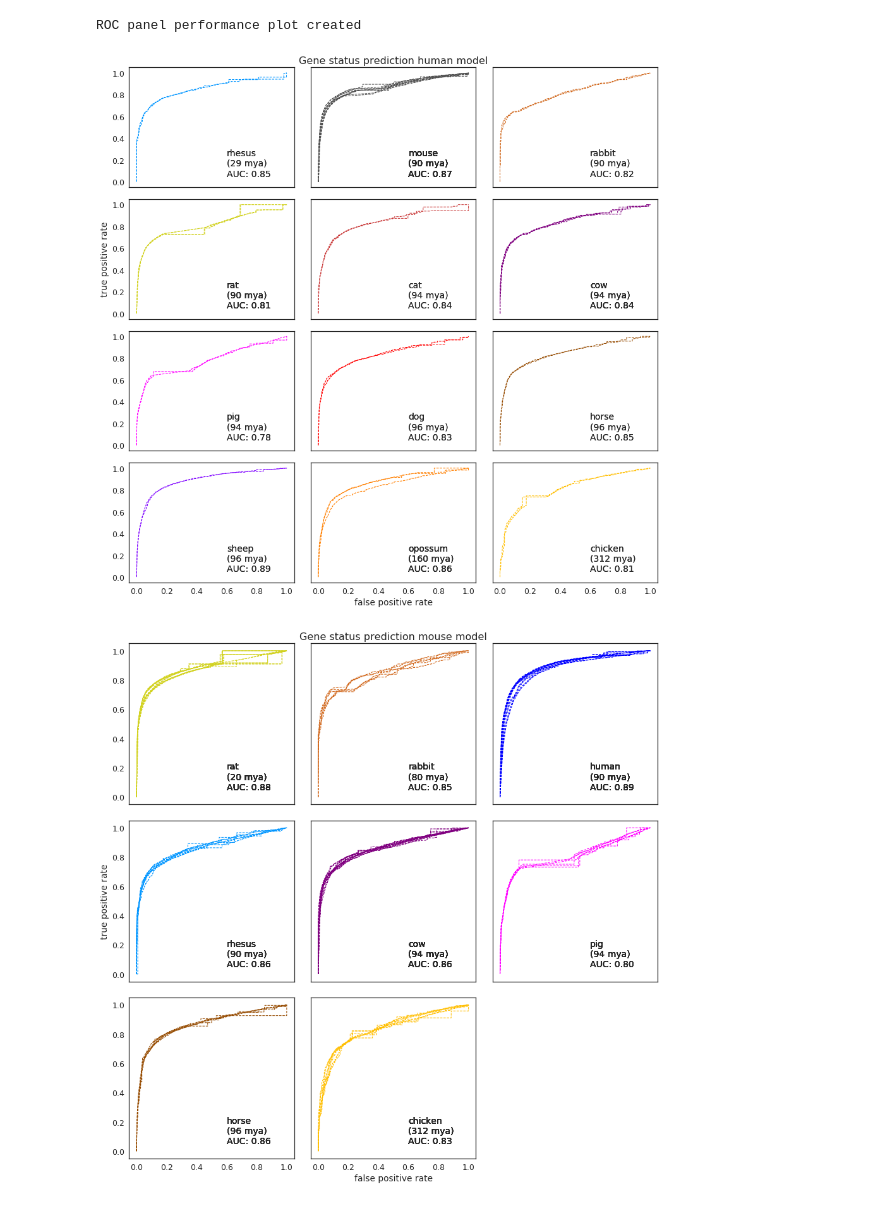
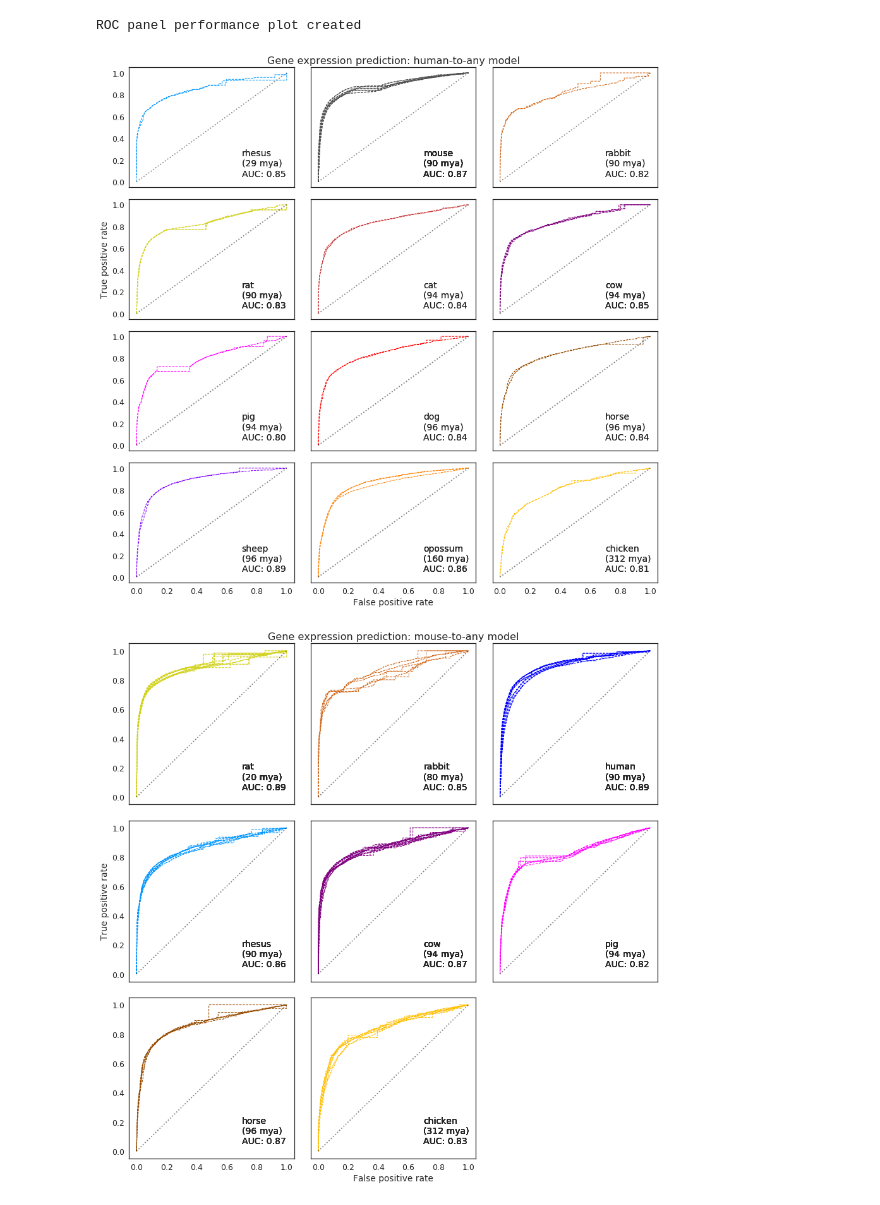
Before and after one commit to ptrebert/project-cross-species, a Jupyter notebook: notebooks/plotting/plot_model_perf_comp_roc.ipynb, the cells around one changed output. Cells and saved outputs as stored; diff of their text form; code cells hidden in the pictures.

Commit message:
ENH: updated all notebooks generating model performance plots

```diff
--- a/notebooks/plotting/plot_model_perf_comp_roc.ipynb
+++ b/notebooks/plotting/plot_model_perf_comp_roc.ipynb
@@ -28,6 +28,8 @@ from scipy.stats import mannwhitneyu as mwu
 
 from sklearn.metrics import precision_recall_fscore_support as pfm
 
+date = '20180316'
+
 sns.set(style='white',
         font_scale=1.25,
         rc={'font.family': ['sans-serif'],
@@ -39,7 +41,7 @@ stat_file = os.path.join(stat_folder, 'agg_expstat_est.h5')
 ortho_folder = os.path.join(fhgfs_base, 'projects/cross_species/processing/norm/task_ortho_pred')
 ortho_pred = os.path.join(ortho_folder, 'orthopred_odb_v9.h5')
 
-cache_dir = '/home/pebert/.jupyter/cache'
+cache_dir = os.path.join(fhgfs_base, 'projects/cross_species/processing/norm/caching/notebooks')
 
 conf_folder = '/home/pebert/work/code/mpggit/crossspecies/graphics'
 ref_folder = '/home/pebert/work/code/mpggit/refdata/annotation'
@@ -58,7 +60,7 @@ out_folder = '/TL/deep-external01/nobackup/pebert/cloudshare/mpiinf/phd/chapter_
 save_figures = True
 
 def exec_status():
-    cache_data = os.path.join(cache_dir, 'plot_perf_comp_roc.h5')
+    cache_data = os.path.join(cache_dir, '{}_plot_perfcomp_roc.h5'.format(date))
     fullmodel = 'can'
     comparison = 'pos'
     spec_pairs = set()
@@ -94,15 +96,17 @@ def exec_status():
                             key=lambda t: (t[1], t[0][1]))
 
         fig, exart = plot_species_comp(perf_scores, spec_order,
-                                       species_info, 'Gene status prediction {} model'.format(ref_spec))
+                                       species_info, 'Gene expression prediction: {}-to-any model'.format(ref_spec))
         if save_figures:
             if ref_spec == 'human':
-                outpath = os.path.join(out_folder, 'main', 'fig_2C_main_human_testperf_all.svg')
+                outpath = os.path.join(out_folder, 'main', '{}_fig_2C_main_human_testperf_all.svg'.format(date))
             else:
-                outpath = os.path.join(out_folder, 'supp', 'fig_X_supp_mouse_testperf_all.svg')
+                outpath = os.path.join(out_folder, 'supp', '{}_fig_X_supp_mouse_testperf_all.svg'.format(date))
             fig.savefig(outpath, bbox_extra_artists=exart, bbox_inches='tight')
             outpath = outpath.replace('.svg', '.png')
             fig.savefig(outpath, bbox_extra_artists=exart, bbox_inches='tight', dpi=300)
+            outpath = outpath.replace('.png', '.pdf')
+            fig.savefig(outpath, bbox_extra_artists=exart, bbox_inches='tight')
     return True
 
 
@@ -142,17 +146,22 @@ def plot_species_comp(perf_data, spec_order, spec_info, title):
                 tpr = model_tpr.iloc[row_idx, :]
                 tpr.dropna(inplace=True)
                 this_axis.plot(fpr, tpr, color=rgb, ls='dashed', lw=1)
-                this_axis.text(0.6, 0.05, '{}\n({} mya)\nAUC: {:.2f}'.format(qry, split, avg_auc),
+                this_axis.text(0.7, 0.05, '{}\n({} mya)\nAUC: {:.2f}'.format(qry, split, avg_auc),
                                fontsize=14)
+            # add the main diagonal indicating the performance
+            # of the model averaged over 1000 random permutations
+            # of the output labels
+            this_axis.plot((0, 1), (0, 1),
+                           ls='dotted', c='black', alpha=0.5)
     if num_rows == 3:
         xlab_axis = ax[2, 1]
-        xlab_axis.set_xlabel('false positive rate')
+        xlab_axis.set_xlabel('False positive rate')
     else:
         xlab_axis = ax[3, 1]
-        xlab_axis.set_xlabel('false positive rate')
+        xlab_axis.set_xlabel('False positive rate')
 
     ylab_axis = ax[1, 0]
-    ylab_axis.set_ylabel('true positive rate')
+    ylab_axis.set_ylabel('True positive rate')
 
     title_axis = ax[0, 1]
     title_axis.set_title(title, fontsize=16)
@@ -194,37 +203,36 @@ def read_references(species, lca):
             spec_ann[r['common_name']] = r
 
     return spec_ann, lca_dist
 
 
 def collect_roc_curves(model_file, model_type, comparison):
-
+    print('collecting')
     collect_perf = col.defaultdict(list)
     with pd.HDFStore(model_file, 'r') as model_hdf:
         filter_key = '/{}/{}'.format(comparison, model_type)
-        #model_keys = ['/pos/can/mouse/rhesus/EE15_TS39_mm9_heart/EE15_TS56_rheMac2_heart/roc']
-        model_keys = [k for k in model_hdf.keys() if k.startswith(filter_key) and k.endswith('/roc')]
+        all_keys = list(model_hdf.keys())
+        model_keys = [k for k in all_keys if k.startswith(filter_key) and k.endswith('/roc')]
         for mk in model_keys:
-            if any([c in mk for c in ['GM12878', 'CH12', 'K562', 'MEL']]):
-                continue
+            # after update, add check here for perm test scores
             components = mk.split('/')
             ref_spec, qry_spec = components[3], components[4]
             data = model_hdf[mk]
             perf = model_hdf[mk.replace('/roc', '/perf')]
             auc = perf.loc['perf_wg', 'auc_roc']
 
             fpr = data.loc['fpr', :].values
             tpr = data.loc['tpr', :].values
 
             collect_perf[(ref_spec, qry_spec, 'auc')].append(auc)
             collect_perf[(ref_spec, qry_spec, 'fpr')].append(fpr)
             collect_perf[(ref_spec, qry_spec, 'tpr')].append(tpr)
     return collect_perf
 
 
 if run_exec_perf_comp:
     execd = exec_status()
     print('ROC panel performance plot created')
 # %% [output]
 ROC panel performance plot created
-[figure, old version]
+[figure, new version]
-[figure, old version]
+[figure, new version]
```
Also changed, not shown: 2 other files.
